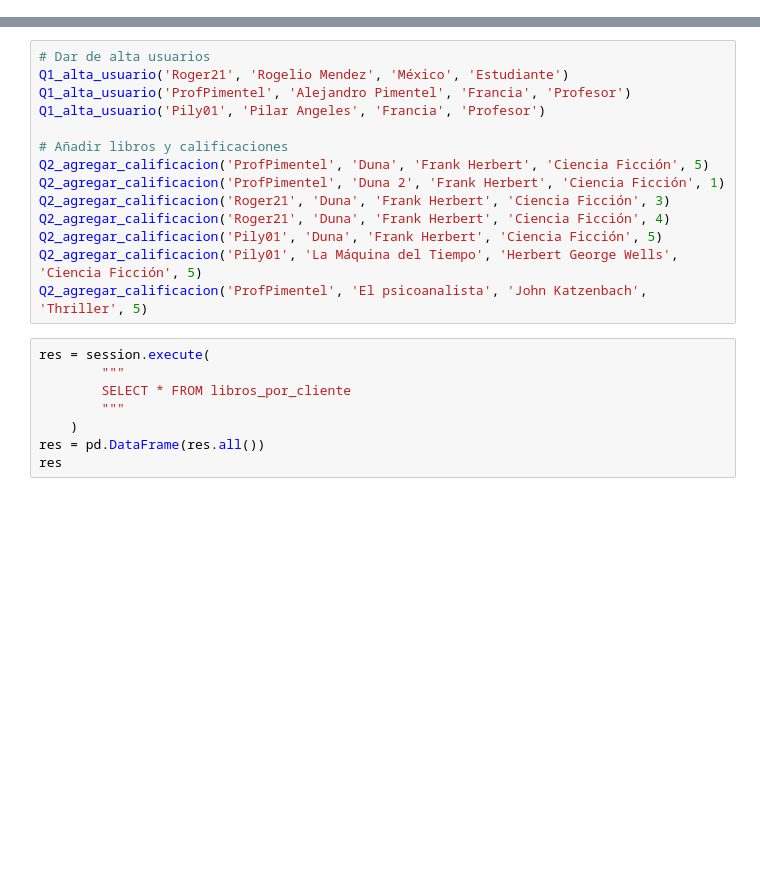
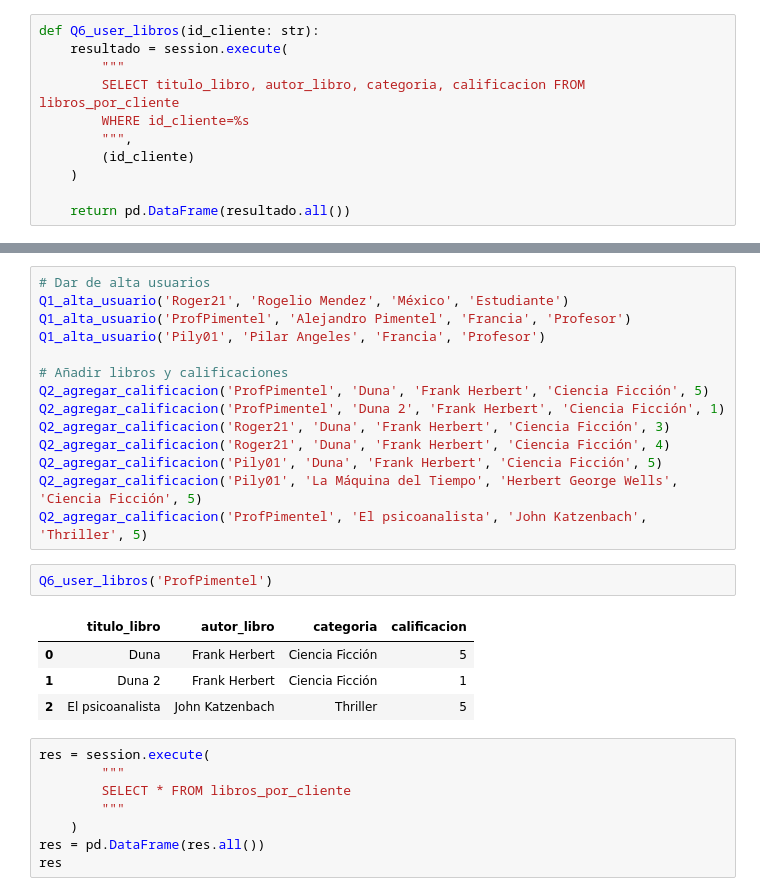
Before and after one commit to Detroxsys/BBDDNE, a Jupyter notebook: Proyecto_II/cass_conection_test.ipynb, the cells around one changed output, grey strips where cells are left out. Saved outputs shown, nothing was run; the diff lists cells and outputs as text; blank space fills up the shorter version.

```diff
--- a/Proyecto_II/cass_conection_test.ipynb
+++ b/Proyecto_II/cass_conection_test.ipynb
@@ -399,6 +399,17 @@ def Q5_mejores_libros_por_categoria(categoria:str, n:int=10):
     )
 
     return pd.DataFrame(res.all())
+# %%
+def Q6_user_libros(id_cliente: str):
+    resultado = session.execute(
+        """
+        SELECT titulo_libro, autor_libro, categoria, calificacion FROM libros_por_cliente
+        WHERE id_cliente=%s
+        """,
+        (id_cliente)
+    )
+
+    return pd.DataFrame(resultado.all())
 # %% [markdown]
 ## Testing las queries
 # %%
@@ -415,6 +426,13 @@ Q2_agregar_calificacion('Roger21', 'Duna', 'Frank Herbert', 'Ciencia Ficción',
 Q2_agregar_calificacion('Pily01', 'Duna', 'Frank Herbert', 'Ciencia Ficción', 5)
 Q2_agregar_calificacion('Pily01', 'La Máquina del Tiempo', 'Herbert George Wells', 'Ciencia Ficción', 5)
 Q2_agregar_calificacion('ProfPimentel', 'El psicoanalista', 'John Katzenbach', 'Thriller', 5)
+# %%
+Q6_user_libros('ProfPimentel')
+# %% [output]
+|  | titulo_libro | autor_libro | categoria | calificacion |
+| 0 | Duna | Frank Herbert | Ciencia Ficción | 5 |
+| 1 | Duna 2 | Frank Herbert | Ciencia Ficción | 1 |
+| 2 | El psicoanalista | John Katzenbach | Thriller | 5 |
 # %%
 res = session.execute(
         """
```
Also changed, not shown: parts of 1 cell of this notebook, 2 other files.
